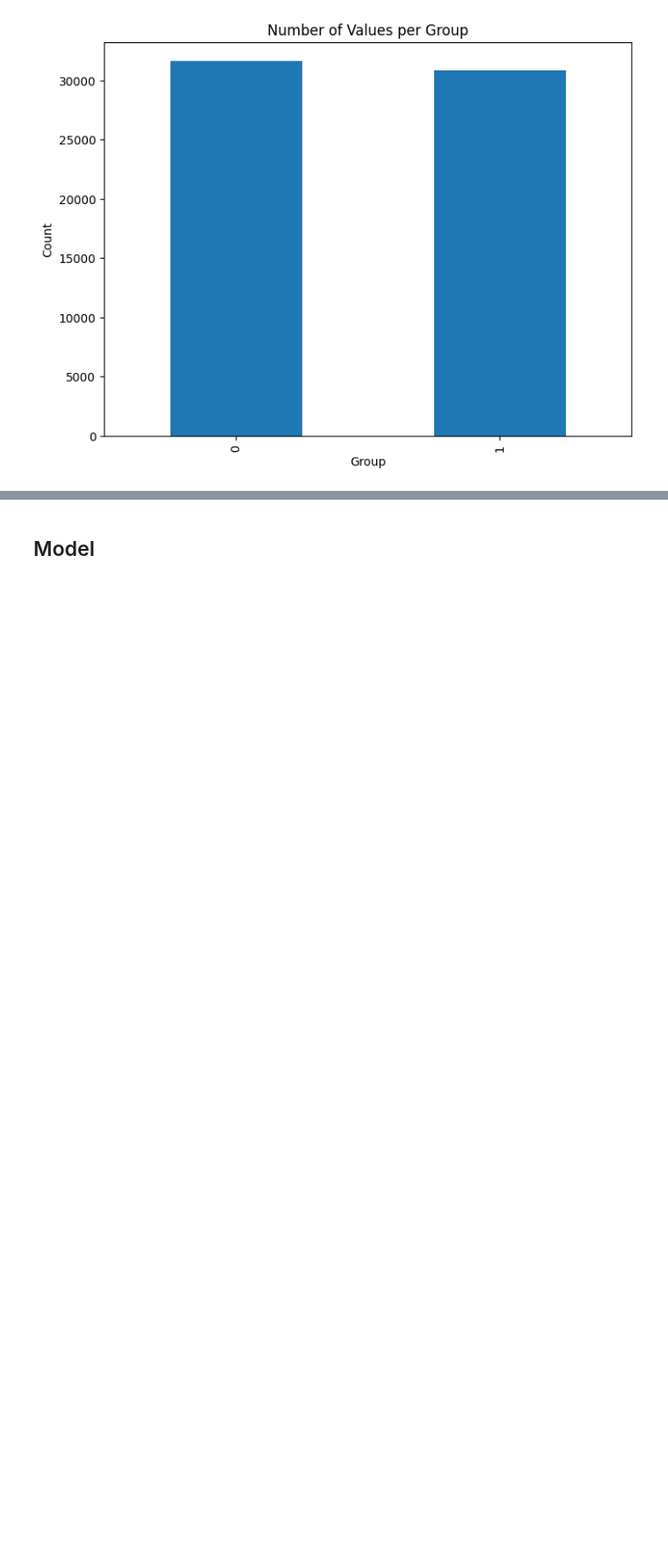
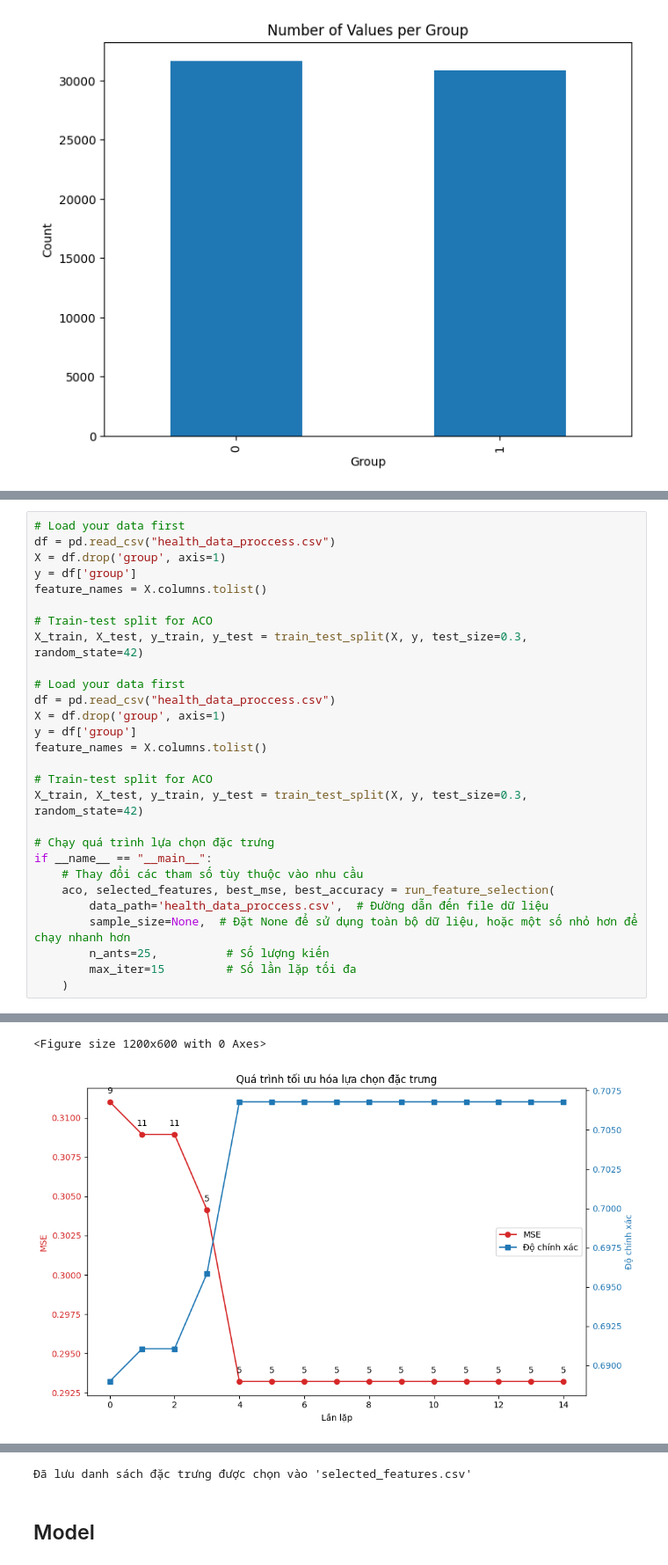
Before and after one commit to Ngo-Thanh/Pre_Thesis, a Jupyter notebook: Hybrid_ACO_Stacking_XAI.ipynb, the cells around one changed output, grey strips where cells are left out. Shown at 88% size. Cells and saved outputs as stored; diff of their text form; blank space fills up the shorter version.

```diff
--- a/Hybrid_ACO_Stacking_XAI.ipynb
+++ b/Hybrid_ACO_Stacking_XAI.ipynb
@@ -431,0 +396,29 @@ Giảm số lượng đặc trưng: 5 (45.5%)
+# %%
+# Load your data first
+df = pd.read_csv("health_data_proccess.csv")
+X = df.drop('group', axis=1)
+y = df['group']
+feature_names = X.columns.tolist()
+
+# Train-test split for ACO
+X_train, X_test, y_train, y_test = train_test_split(X, y, test_size=0.3, random_state=42)
+
+# Load your data first
+df = pd.read_csv("health_data_proccess.csv")
+X = df.drop('group', axis=1)
+y = df['group']
+feature_names = X.columns.tolist()
+
+# Train-test split for ACO
+X_train, X_test, y_train, y_test = train_test_split(X, y, test_size=0.3, random_state=42)
+
+# Chạy quá trình lựa chọn đặc trưng
+if __name__ == "__main__":
+    # Thay đổi các tham số tùy thuộc vào nhu cầu
+    aco, selected_features, best_mse, best_accuracy = run_feature_selection(
+        data_path='health_data_proccess.csv',  # Đường dẫn đến file dữ liệu
+        sample_size=None,  # Đặt None để sử dụng toàn bộ dữ liệu, hoặc một số nhỏ hơn để chạy nhanh hơn
+        n_ants=25,          # Số lượng kiến
+        max_iter=15         # Số lần lặp tối đa
+    )
+# %% [output]
@@ -431,0 +442,2 @@ Giảm số lượng đặc trưng: 5 (45.5%)
+<Figure size 1200x600 with 0 Axes>
+[figure, added]
@@ -432,2 +445,3 @@ Giảm số lượng đặc trưng: 5 (45.5%)
+Đã lưu danh sách đặc trưng được chọn vào 'selected_features.csv'
 # %% [markdown]
 ## Model
```
Also changed, not shown: parts of 13 cells of this notebook.
